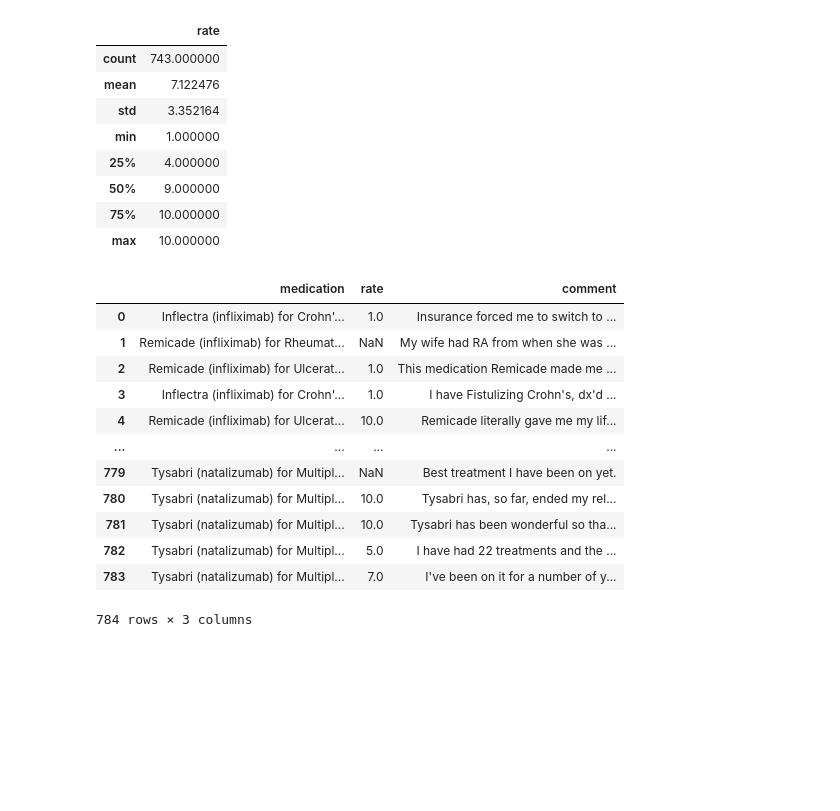
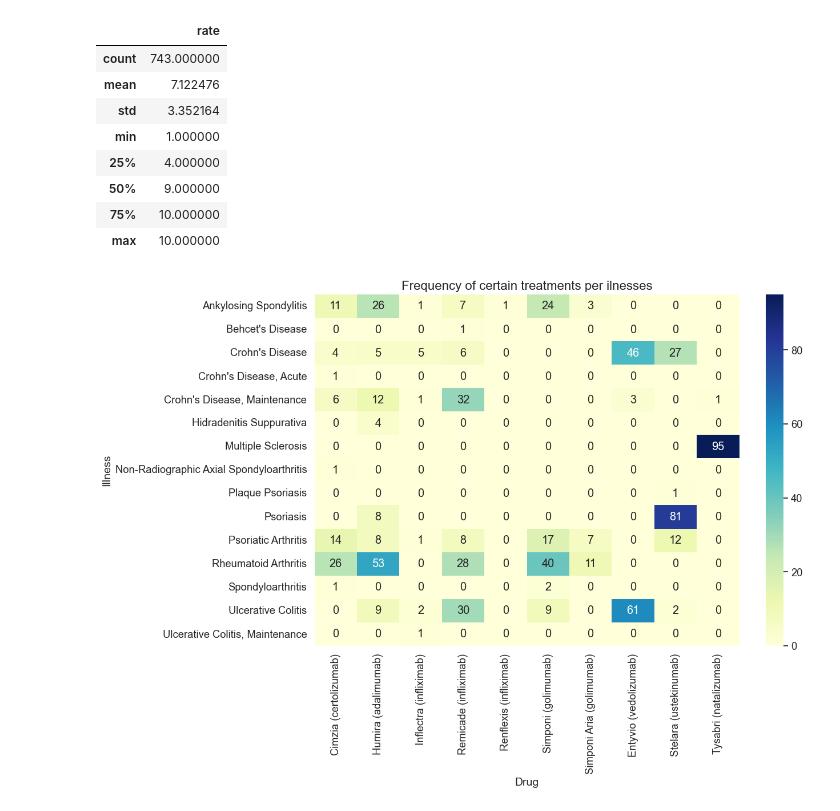
Before and after one commit to judymath/quinten_health, a Jupyter notebook: exploration.ipynb, the cells around one changed output. Drawn from its saved outputs; the diff is of its cells as text; code cells hidden in the pictures; blank space fills up the shorter version.

```diff
--- a/exploration.ipynb
+++ b/exploration.ipynb
@@ -28,19 +28,39 @@ df.describe()
 | 50% | 9.000000 |
 | 75% | 10.000000 |
 | max | 10.000000 |
-# %%
-df
-# %% [output]
-|  | medication | rate | comment |
-| 0 | Inflectra (infliximab) for Crohn'... | 1.0 | Insurance forced me to switch to ... |
-| 1 | Remicade (infliximab) for Rheumat... | NaN | My wife had RA from when she was ... |
-| 2 | Remicade (infliximab) for Ulcerat... | 1.0 | This medication Remicade made me ... |
-| 3 | Inflectra (infliximab) for Crohn'... | 1.0 | I have Fistulizing Crohn's, dx'd ... |
-| 4 | Remicade (infliximab) for Ulcerat... | 10.0 | Remicade literally gave me my lif... |
-| ... | ... | ... | ... |
-| 779 | Tysabri (natalizumab) for Multipl... | NaN | Best treatment I have been on yet. |
-| 780 | Tysabri (natalizumab) for Multipl... | 10.0 | Tysabri has, so far, ended my rel... |
-| 781 | Tysabri (natalizumab) for Multipl... | 10.0 | Tysabri has been wonderful so tha... |
-| 782 | Tysabri (natalizumab) for Multipl... | 5.0 | I have had 22 treatments and the ... |
-| 783 | Tysabri (natalizumab) for Multipl... | 7.0 | I've been on it for a number of y... |
-784 rows × 3 columns
+# %%
+import pandas as pd
+
+# Split the "medication" column into two columns
+df[['drug', 'illness']] = df['medication'].str.split(' for ', 1, expand=True)
+df = df.drop('medication', axis=1)
+
+# Display the updated DataFrame
+# %%
+import pandas as pd
+import seaborn as sns
+import matplotlib.pyplot as plt
+
+# Assuming you have a DataFrame named df with 'drug' and 'illness' columns
+# Replace 'df' with the actual name of your DataFrame if it's different
+
+# Group the DataFrame by 'illness' and 'drug' and count the number of rows
+matrix_df = df.groupby(['illness', 'drug']).size().unstack(fill_value=0)
+
+# Create a heatmap with colors
+plt.figure(figsize=(12, 8))  # Adjust the figure size as needed
+sns.set(font_scale=1.2)  # Adjust the font size as needed
+sns.heatmap(matrix_df, annot=True, fmt="d", cmap="YlGnBu")
+
+# Add labels and title
+plt.xlabel('Drug', fontsize=14)
+plt.ylabel('Illness', fontsize=14)
+plt.title('Frequency of certain treatments per ilnesses', fontsize=16)
+
+# Save the image to a file (optional)
+plt.savefig('matrix_heatmap.png', bbox_inches='tight')
+
+# Show the heatmap
+plt.show()
+# %% [output]
+[figure, added]
```
Also changed, not shown: parts of 1 cell of this notebook, 3 other files.
